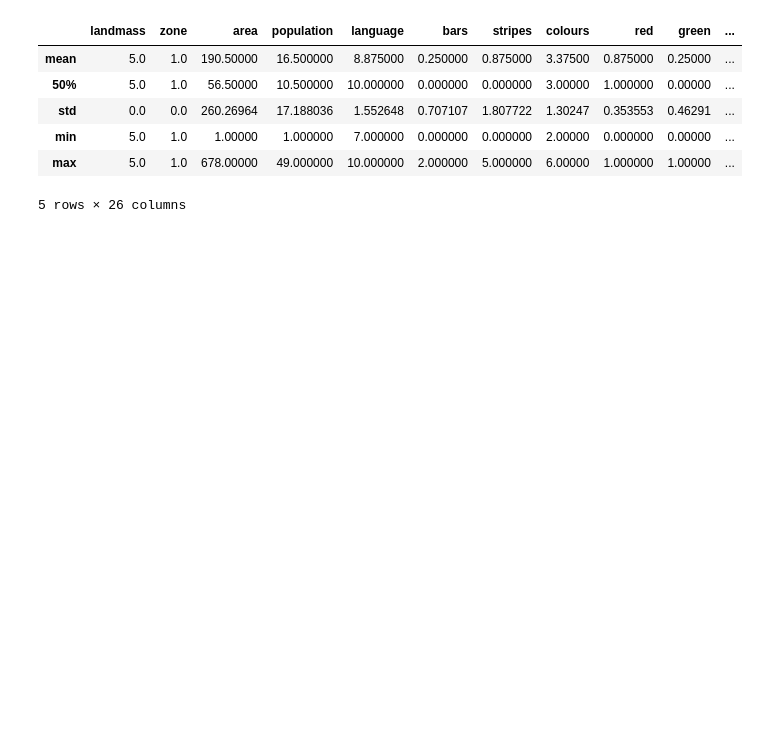
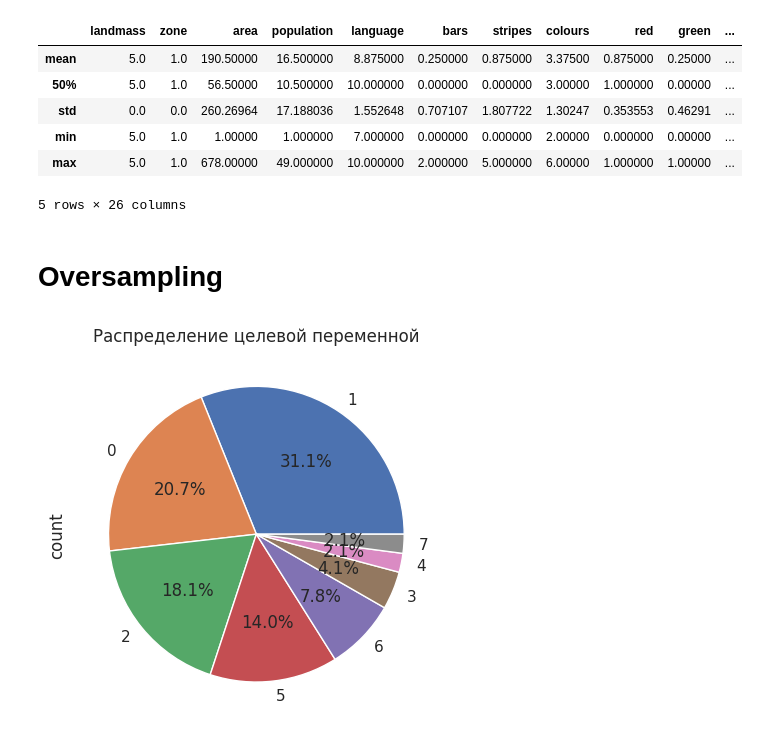
Before and after one commit to NeZorinEgor/FlagsUCI-MLR, a Jupyter notebook: flags.ipynb, the cells around one changed output. Cells and saved outputs as stored; diff of their text form; code cells hidden in the pictures; blank space fills up the shorter version.

```diff
--- a/flags.ipynb
+++ b/flags.ipynb
@@ -240,3 +224,13 @@ descr.head()
 | min | 5.0 | 1.0 | 1.00000 | 1.000000 | 7.000000 | 0.000000 | 0.000000 | 2.00000 | 0.000000 | 0.00000 | ... |
 | max | 5.0 | 1.0 | 678.00000 | 49.000000 | 10.000000 | 2.000000 | 5.000000 | 6.00000 | 1.000000 | 1.00000 | ... |
 5 rows × 26 columns
+# %% [markdown]
+# Oversampling
+# %%
+over_sample_df = flags_df.copy()
+# %%
+plt.title("Распределение целевой переменной")
+over_sample_df["label"].value_counts().plot.pie(autopct='%1.1f%%')
+plt.show()
+# %% [output]
+[figure, added]
```
Also changed, not shown: parts of 31 cells of this notebook.
